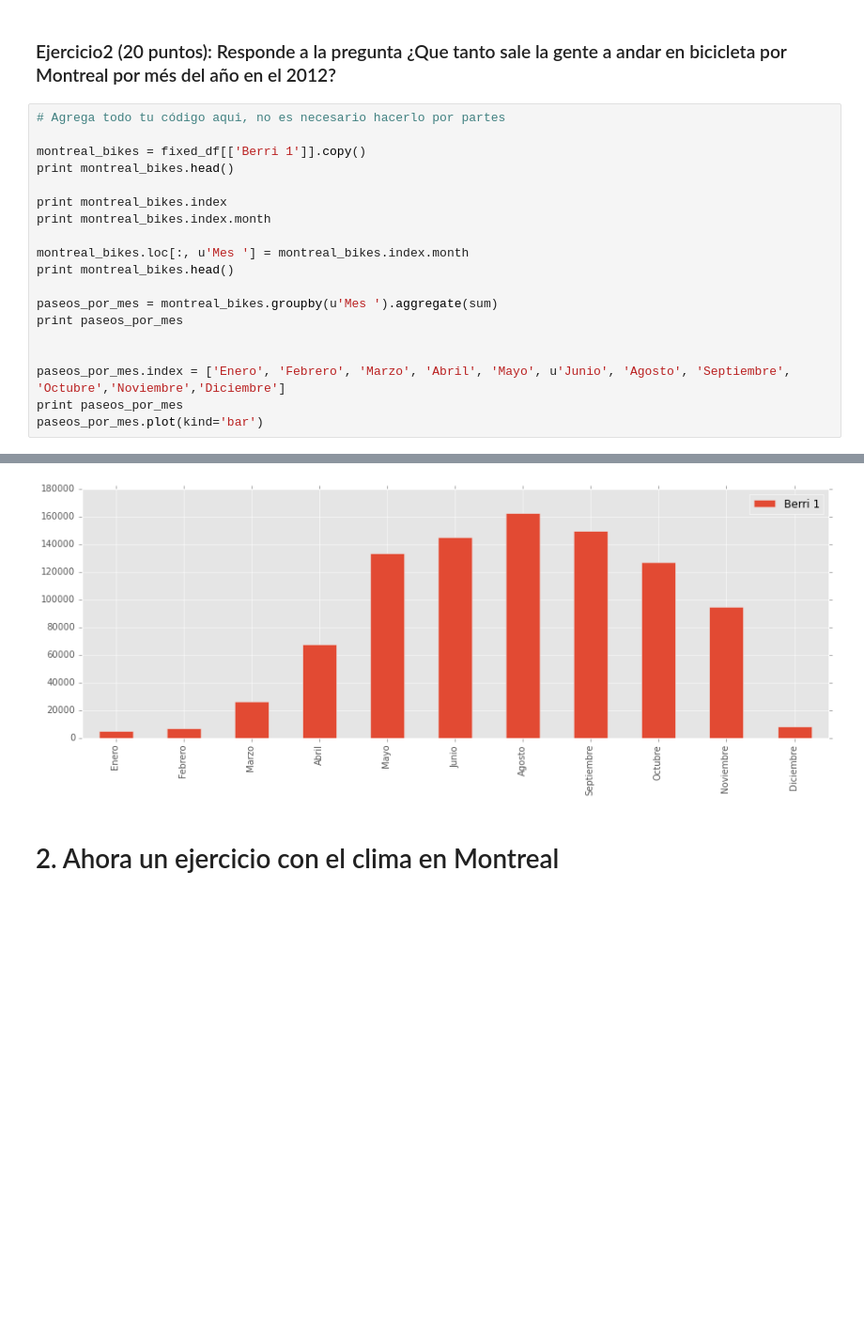
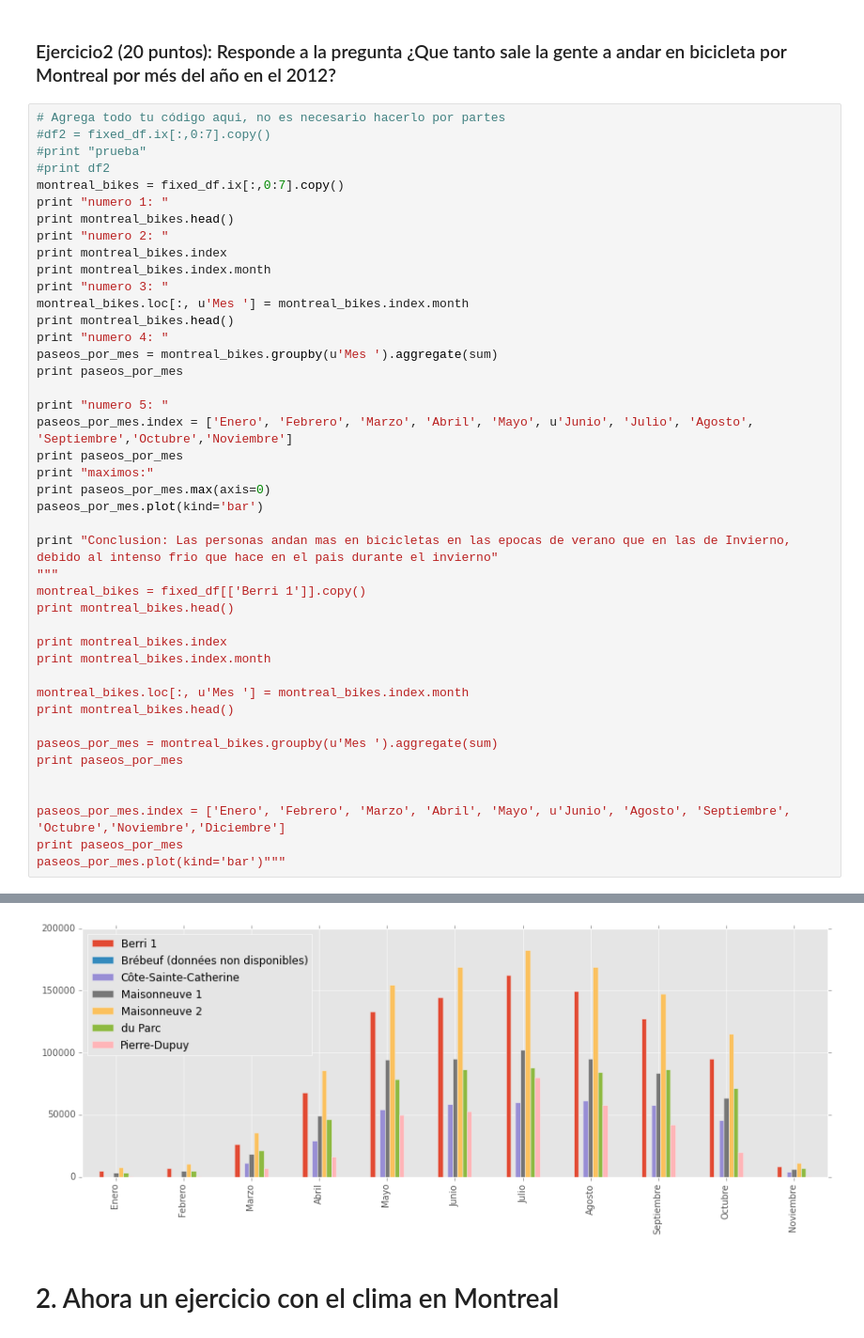
Before and after one commit to cursoRdP-unison/pandas, a Jupyter notebook: intro_pandas.ipynb, the cells around one changed output, grey strips where cells are left out. Shown at 94% size. Drawn from its saved outputs; the diff is of its cells as text; blank space fills up the shorter version.

```diff
--- a/intro_pandas.ipynb
+++ b/intro_pandas.ipynb
@@ -262,7 +265,31 @@ Estas gráficas se conocen como *Box Plots* y son muy útiles para visualizar la
 ### Ejercicio2 (20 puntos): Responde a la pregunta ¿Que tanto sale la gente a andar en bicicleta por Montreal por més del año en el 2012?
 # %%
 # Agrega todo tu código aqui, no es necesario hacerlo por partes
+#df2 = fixed_df.ix[:,0:7].copy()
+#print "prueba"
+#print df2
+montreal_bikes = fixed_df.ix[:,0:7].copy()
+print "numero 1: "
+print montreal_bikes.head()
+print "numero 2: "
+print montreal_bikes.index
+print montreal_bikes.index.month
+print "numero 3: "
+montreal_bikes.loc[:, u'Mes '] = montreal_bikes.index.month
+print montreal_bikes.head()
+print "numero 4: "
+paseos_por_mes = montreal_bikes.groupby(u'Mes ').aggregate(sum)
+print paseos_por_mes
 
+print "numero 5: "
+paseos_por_mes.index = ['Enero', 'Febrero', 'Marzo', 'Abril', 'Mayo', u'Junio', 'Julio', 'Agosto', 'Septiembre','Octubre','Noviembre']
+print paseos_por_mes
+print "maximos:"
+print paseos_por_mes.max(axis=0)
+paseos_por_mes.plot(kind='bar')
+
+print "Conclusion: Las personas andan mas en bicicletas en las epocas de verano que en las de Invierno, debido al intenso frio que hace en el pais durante el invierno"
+"""
 montreal_bikes = fixed_df[['Berri 1']].copy()
 print montreal_bikes.head()
 
@@ -278,5 +305,5 @@ print paseos_por_mes
 
 paseos_por_mes.index = ['Enero', 'Febrero', 'Marzo', 'Abril', 'Mayo', u'Junio', 'Agosto', 'Septiembre', 'Octubre','Noviembre','Diciembre']
 print paseos_por_mes
-paseos_por_mes.plot(kind='bar')
+paseos_por_mes.plot(kind='bar')"""
 # %% [output]
@@ -301,4 +328,4 @@ Diciembre      8044
-[figure, old version]
+[figure, new version]
 # %% [markdown]
 # 2. Ahora un ejercicio con el clima en Montreal
 # %% [markdown]
```
Also changed, not shown: parts of 12 cells of this notebook, 1 other file.
